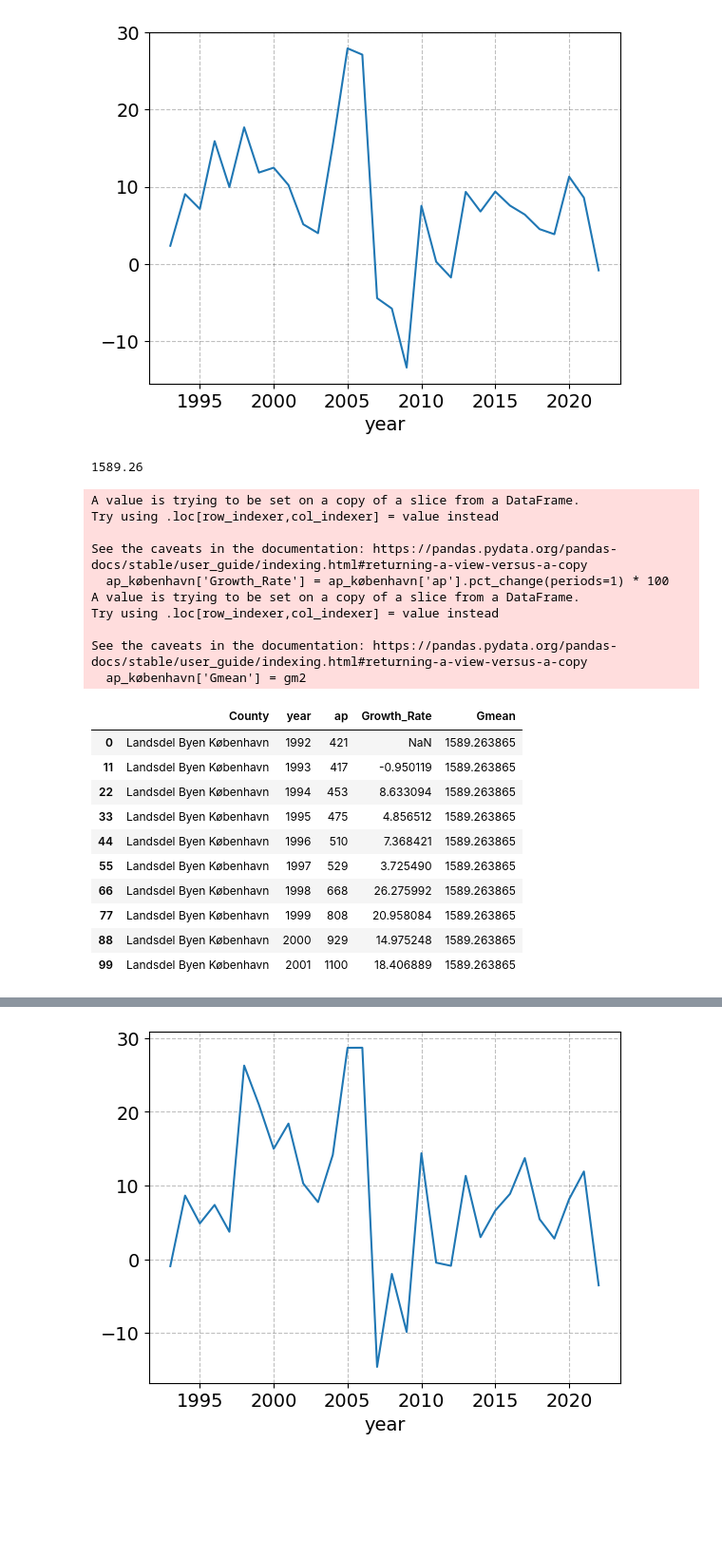
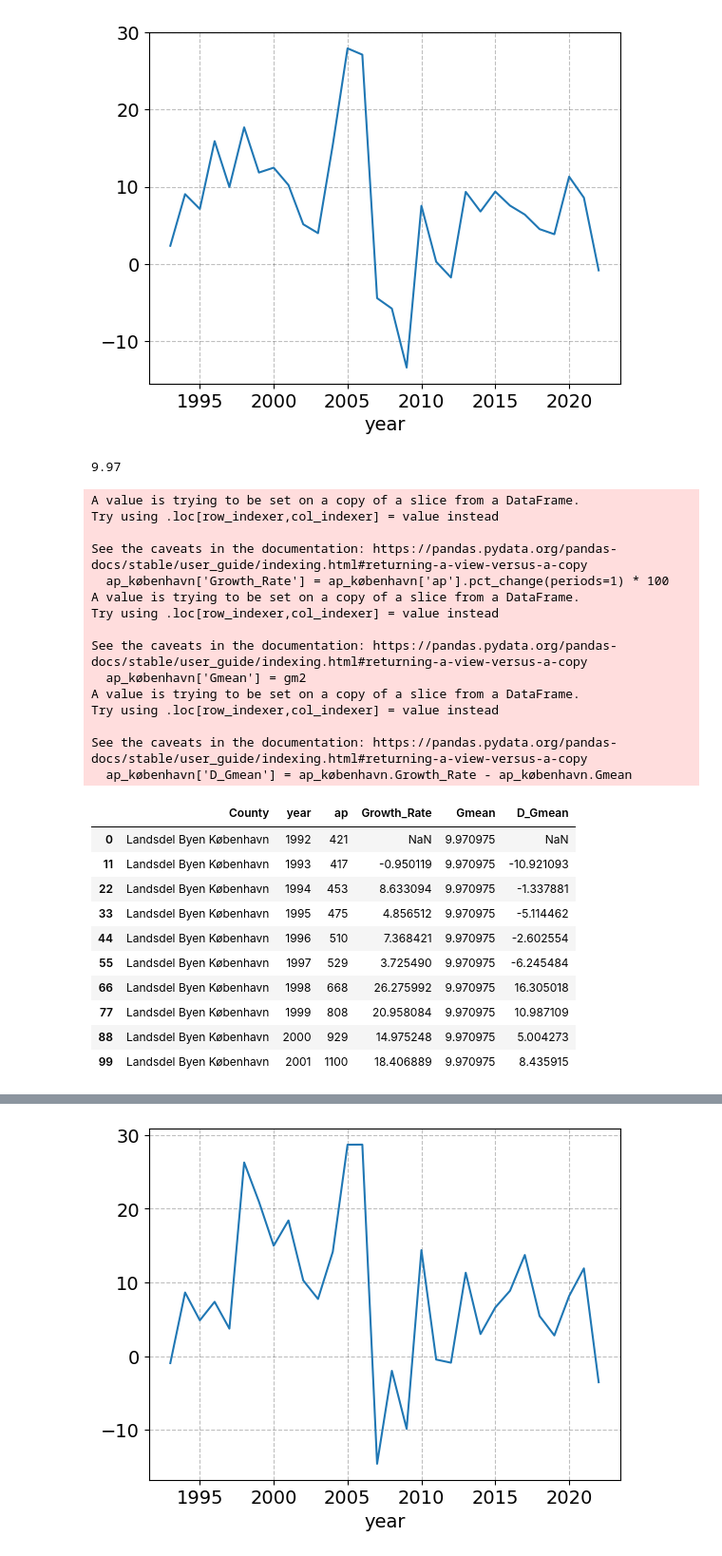
Before and after one commit to NumEconCopenhagen/projects-2023-jps, a Jupyter notebook: dataproject/dataproject.ipynb, the cells around one changed output, grey strips where cells are left out. Shown at 95% size. Saved outputs shown, nothing was run; the diff lists cells and outputs as text; code cells hidden in the pictures; blank space fills up the shorter version.

Commit message:
Forskel fra Gmean

```diff
--- a/dataproject/dataproject.ipynb
+++ b/dataproject/dataproject.ipynb
@@ -323,36 +329,42 @@ house_københavn2.plot(x='year', y='Growth_Rate', legend=False );
 # %%
 # We calculate the growrate and the geometric mean in appartment prices in Copenhagen
 ap_københavn['Growth_Rate'] = ap_københavn['ap'].pct_change(periods=1) * 100
 def g_mean(x):
     a = np.log(x)
     return np.exp(a.mean())
-gm2 = g_mean(ap_københavn2['ap'])
+gm2 = g_mean(ap_københavn2['Growth_Rate'])
 print ("%.2f" % gm2)
 ap_københavn['Gmean'] = gm2
+ap_københavn['D_Gmean'] = ap_københavn.Growth_Rate - ap_københavn.Gmean
 ap_københavn.head(10)
 # %% [output]
-1589.26
+9.97
 A value is trying to be set on a copy of a slice from a DataFrame.
 Try using .loc[row_indexer,col_indexer] = value instead
 
 See the caveats in the documentation: https://pandas.pydata.org/pandas-docs/stable/user_guide/indexing.html#returning-a-view-versus-a-copy
   ap_københavn['Growth_Rate'] = ap_københavn['ap'].pct_change(periods=1) * 100
 A value is trying to be set on a copy of a slice from a DataFrame.
 Try using .loc[row_indexer,col_indexer] = value instead
 
 See the caveats in the documentation: https://pandas.pydata.org/pandas-docs/stable/user_guide/indexing.html#returning-a-view-versus-a-copy
   ap_københavn['Gmean'] = gm2
+A value is trying to be set on a copy of a slice from a DataFrame.
+Try using .loc[row_indexer,col_indexer] = value instead
+
+See the caveats in the documentation: https://pandas.pydata.org/pandas-docs/stable/user_guide/indexing.html#returning-a-view-versus-a-copy
+  ap_københavn['D_Gmean'] = ap_københavn.Growth_Rate - ap_københavn.Gmean
-|  | County | year | ap | Growth_Rate | Gmean |
-| 0 | Landsdel Byen København | 1992 | 421 | NaN | 1589.263865 |
-| 11 | Landsdel Byen København | 1993 | 417 | -0.950119 | 1589.263865 |
-| 22 | Landsdel Byen København | 1994 | 453 | 8.633094 | 1589.263865 |
-| 33 | Landsdel Byen København | 1995 | 475 | 4.856512 | 1589.263865 |
-| 44 | Landsdel Byen København | 1996 | 510 | 7.368421 | 1589.263865 |
-| 55 | Landsdel Byen København | 1997 | 529 | 3.725490 | 1589.263865 |
-| 66 | Landsdel Byen København | 1998 | 668 | 26.275992 | 1589.263865 |
-| 77 | Landsdel Byen København | 1999 | 808 | 20.958084 | 1589.263865 |
-| 88 | Landsdel Byen København | 2000 | 929 | 14.975248 | 1589.263865 |
-| 99 | Landsdel Byen København | 2001 | 1100 | 18.406889 | 1589.263865 |
+|  | County | year | ap | Growth_Rate | Gmean | D_Gmean |
+| 0 | Landsdel Byen København | 1992 | 421 | NaN | 9.970975 | NaN |
+| 11 | Landsdel Byen København | 1993 | 417 | -0.950119 | 9.970975 | -10.921093 |
+| 22 | Landsdel Byen København | 1994 | 453 | 8.633094 | 9.970975 | -1.337881 |
+| 33 | Landsdel Byen København | 1995 | 475 | 4.856512 | 9.970975 | -5.114462 |
+| 44 | Landsdel Byen København | 1996 | 510 | 7.368421 | 9.970975 | -2.602554 |
+| 55 | Landsdel Byen København | 1997 | 529 | 3.725490 | 9.970975 | -6.245484 |
+| 66 | Landsdel Byen København | 1998 | 668 | 26.275992 | 9.970975 | 16.305018 |
+| 77 | Landsdel Byen København | 1999 | 808 | 20.958084 | 9.970975 | 10.987109 |
+| 88 | Landsdel Byen København | 2000 | 929 | 14.975248 | 9.970975 | 5.004273 |
+| 99 | Landsdel Byen København | 2001 | 1100 | 18.406889 | 9.970975 | 8.435915 |
 # %%
 # We drop the NaN value from the dataset
 ap_københavn2 = ap_københavn.dropna()
```
Also changed, not shown: parts of 5 cells of this notebook.
